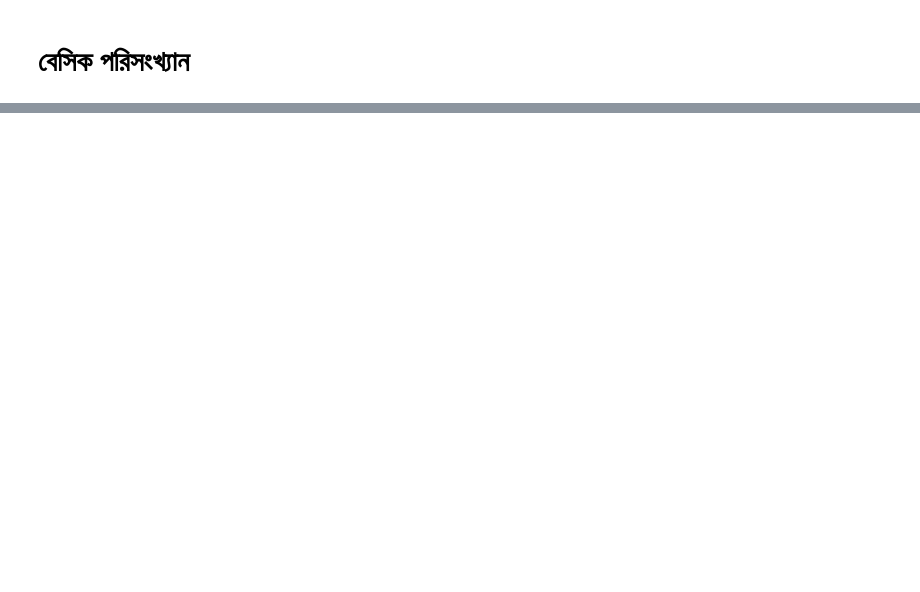
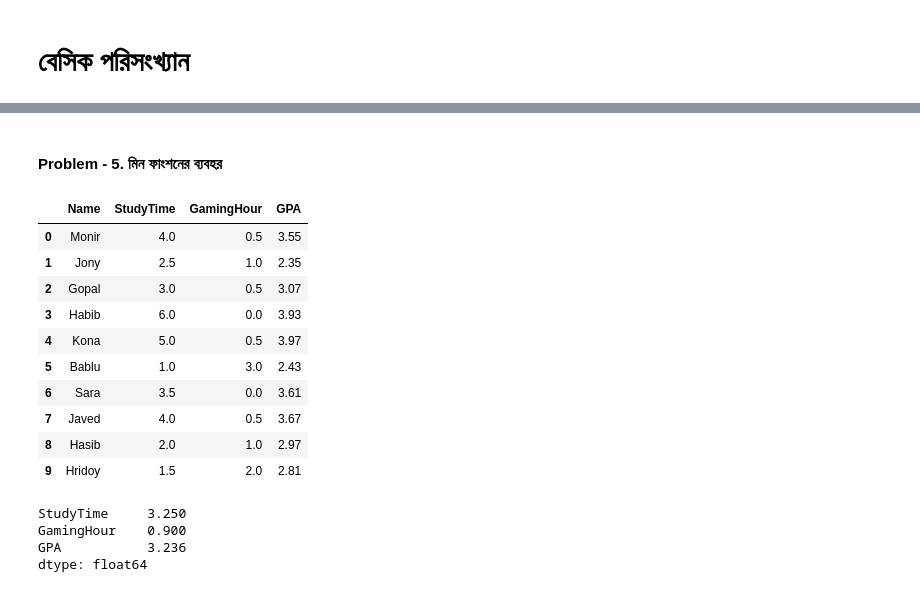
Before and after one commit to shaidazmin/DataScience, a Jupyter notebook: 3. Statistics/1 বেসিক পরিসংখ্যান.ipynb, the cells around one changed output, grey strips where cells are left out. Drawn from its saved outputs; the diff is of its cells as text; code cells hidden in the pictures; blank space fills up the shorter version.

```diff
--- a/3. Statistics/1 বেসিক পরিসংখ্যান.ipynb
+++ b/3. Statistics/1 বেসিক পরিসংখ্যান.ipynb
@@ -57,0 +140,23 @@ data.head()
+# %% [markdown]
+#### Problem - 5. মিন ফাংশনের ব্যবহর
+# %%
+data
+# %% [output]
+|  | Name | StudyTime | GamingHour | GPA |
+| 0 | Monir | 4.0 | 0.5 | 3.55 |
+| 1 | Jony | 2.5 | 1.0 | 2.35 |
+| 2 | Gopal | 3.0 | 0.5 | 3.07 |
+| 3 | Habib | 6.0 | 0.0 | 3.93 |
+| 4 | Kona | 5.0 | 0.5 | 3.97 |
+| 5 | Bablu | 1.0 | 3.0 | 2.43 |
+| 6 | Sara | 3.5 | 0.0 | 3.61 |
+| 7 | Javed | 4.0 | 0.5 | 3.67 |
+| 8 | Hasib | 2.0 | 1.0 | 2.97 |
+| 9 | Hridoy | 1.5 | 2.0 | 2.81 |
+# %%
+data.mean()
+# %% [output]
+StudyTime     3.250
+GamingHour    0.900
+GPA           3.236
+dtype: float64
```
Also changed, not shown: parts of 69 cells of this notebook.
